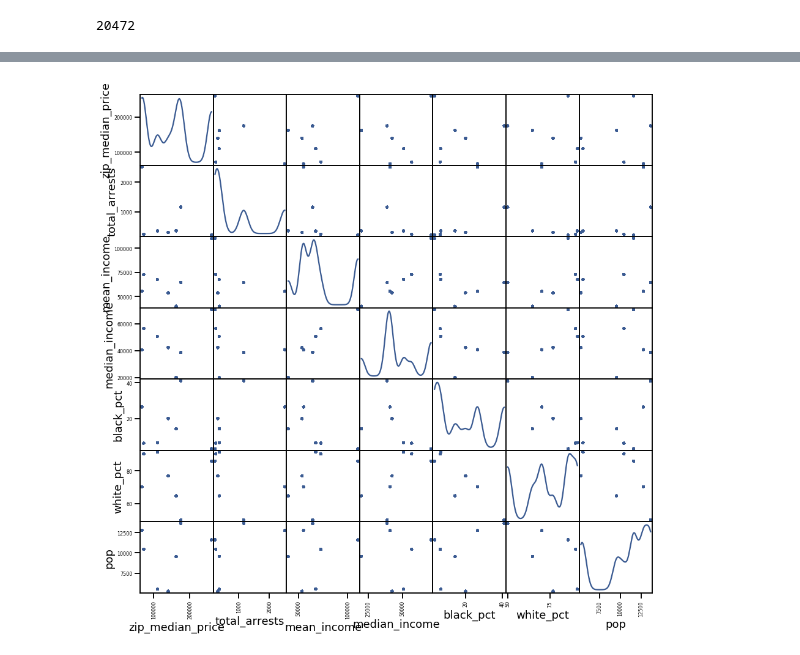
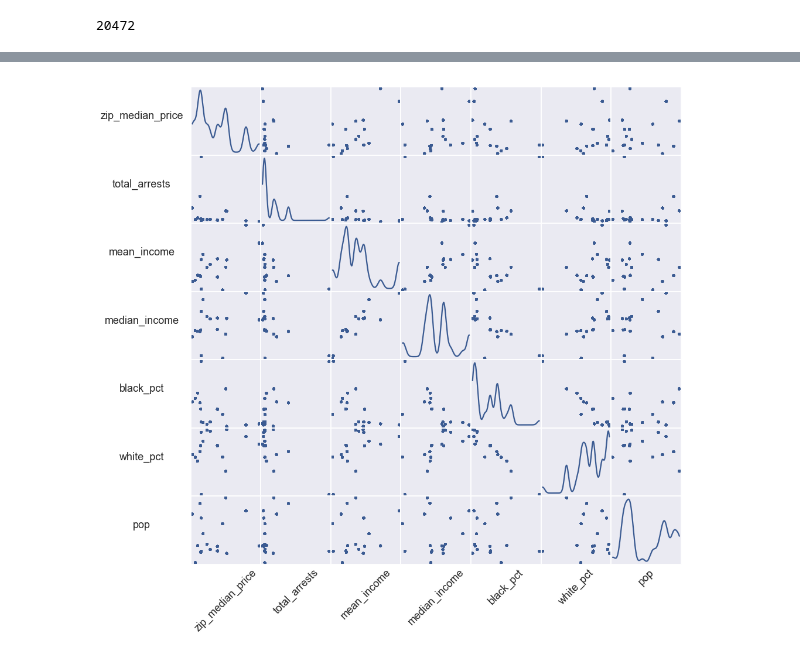
Before and after one commit to oxenfree/Pittsburgh-Real-Estate-Data-Analysis, a Jupyter notebook: main.ipynb, the cells around one changed output, grey strips where cells are left out. Cells and saved outputs as stored; diff of their text form; code cells hidden in the pictures.

```diff
--- a/main.ipynb
+++ b/main.ipynb
@@ -608,10 +608,13 @@ final_set.loc[final_set.age == final_set.age.max()] = way_out_age
 final_set.drop(final_set.loc[final_set.baths == final_set.baths.max()].index, inplace=True)
 final_set.drop(final_set.loc[final_set.beds == final_set.beds.max()].index, inplace=True)
 final_set.drop(final_set.loc[final_set.sqft == final_set.sqft.max()].index, inplace=True)
+final_set.drop(final_set.loc[final_set.street_address.str.contains('5321 5TH AVE')].index, inplace=True)
 # %%
 import copy
+pd.options.display.float_format = '{:,.2f}'.format
 max_to_med = copy.copy(ind_num_attributes)
 max_to_med.remove('price')
 for var in max_to_med:
-    display(final_set.loc[final_set[var] == final_set[var].max(), var])
-    display(final_set[var].median())
+    series_median = int(round(final_set[var].median()))
+    final_set.loc[final_set[var] == final_set[var].max(), var] = series_median
+    final_set.loc[final_set[var].isna(), var] = series_median
@@ -656,0 +621,8 @@ final_set.loc[final_set.lot_size >= 200000, ['lot_size', 'neighborhood']]
+# %%
+final_set.baths = np.ceil(final_set.baths)
+final_set.loc[final_set.sqft > 12000, 'sqft'] = final_set.sqft.median()
+final_set.loc[final_set.lot_size >= final_set.lot_size.median() + (2 * final_set.lot_size.std()), 'lot_size'] = final_set.lot_size.median()
+final_set.loc[final_set.lot_size == final_set.lot_size.max(), 'lot_size'] = final_set.lot_size.median()
+# %%
+final_set.loc[final_set.year_built.isna(), 'year_built'] = f'{now.year - final_set.age.median()}'
+final_set.isna().sum()
@@ -662,17 +652,11 @@ plt.show()
 # %%
 from pandas.plotting import scatter_matrix
 sm = scatter_matrix(final_set[aggregate_attributes], figsize=(15, 15), diagonal='kde', alpha=.65)
-#Change label rotation
-# [s.xaxis.label.set_rotation(45) for s in sm.reshape(-1)]
-# [s.yaxis.label.set_rotation(0) for s in sm.reshape(-1)]
-
-#May need to offset label when rotating to prevent overlap of figure
-# [s.get_yaxis().set_label_coords(-.7, 0.5) for s in sm.reshape(-1)]
-
-# #Hide all ticks
-# [s.set_xticks(()) for s in sm.reshape(-1)]
-# [s.set_yticks(()) for s in sm.reshape(-1)]
-
+[s.xaxis.label.set_rotation(45) for s in sm.reshape(-1)]
+[s.yaxis.label.set_rotation(0) for s in sm.reshape(-1)]
+[s.get_yaxis().set_label_coords(-.7, 0.5) for s in sm.reshape(-1)]
+[s.set_xticks(()) for s in sm.reshape(-1)]
+[s.set_yticks(()) for s in sm.reshape(-1)]
 plt.show()
 # %% [output]
-[figure, old version]
+[figure, new version]
```
Also changed, not shown: parts of 11 cells of this notebook.
